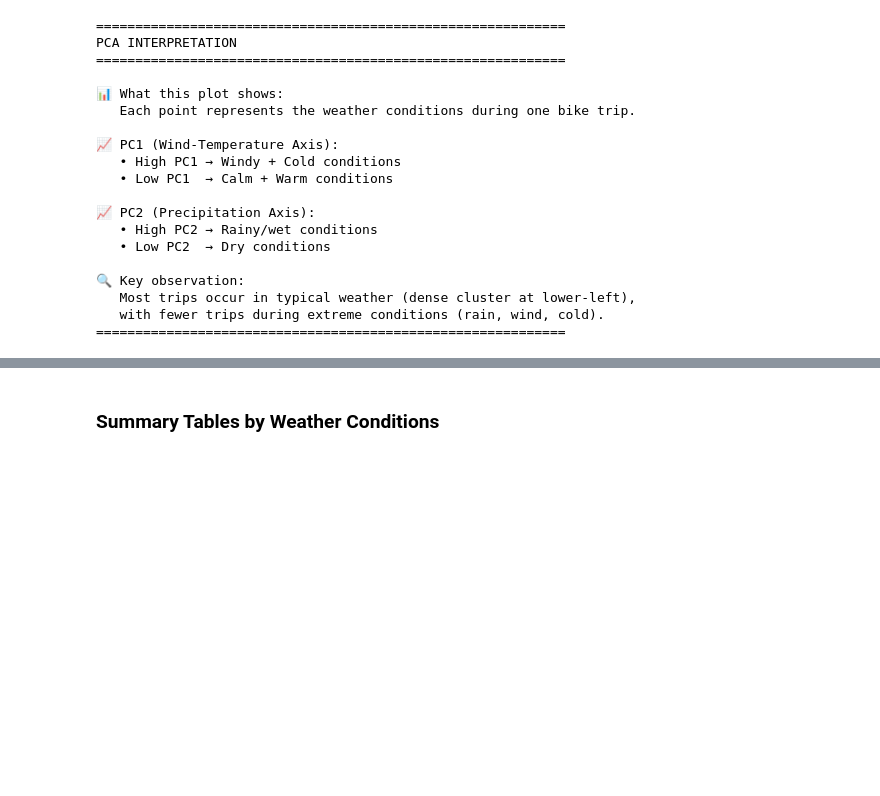
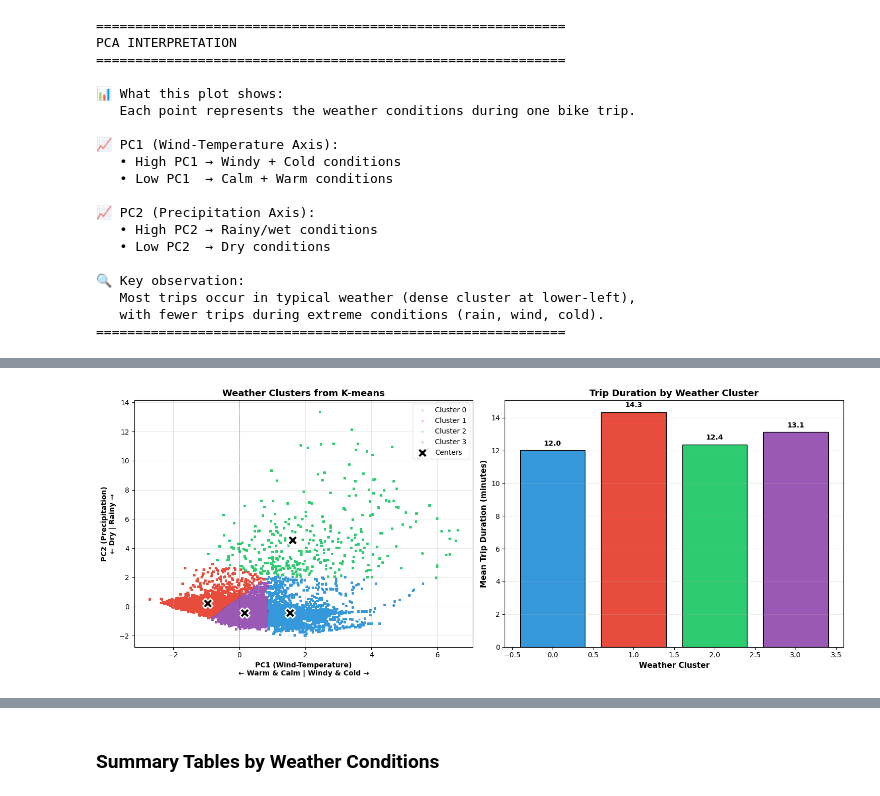
Before and after one commit to stroms26/Project, a Jupyter notebook: Part 2/Script_part2.ipynb, the cells around one changed output, grey strips where cells are left out. Drawn from its saved outputs; the diff is of its cells as text; code cells hidden in the pictures; blank space fills up the shorter version.

```diff
--- a/Part 2/Script_part2.ipynb
+++ b/Part 2/Script_part2.ipynb
@@ -260,0 +302,19 @@ PCA INTERPRETATION
+# %%
+# Apply K-means clustering with 4 clusters
+n_clusters = 4
+kmeans = KMeans(n_clusters=n_clusters, random_state=42, n_init=10)
+cluster_data["weather_cluster"] = kmeans.fit_predict(cluster_data[["pc1", "pc2"]])
+
+# Map clusters back to main dataframe
+df["weather_cluster"] = None
+df.loc[cluster_data.index, "weather_cluster"] = cluster_data["weather_cluster"]
+
+print(f"\n✓ K-means clustering completed with {n_clusters} clusters")
+print(f"\nCluster distribution:")
+print(cluster_data["weather_cluster"].value_counts().sort_index())
+
+# Get cluster centers
+centers = kmeans.cluster_centers_
+print(f"\nCluster centers (in PC space):")
+for i, center in enumerate(centers):
+    print(f"  Cluster {i}: PC1={center[0]:.3f}, PC2={center[1]:.3f}")
@@ -260,0 +337,49 @@ PCA INTERPRETATION
+# %%
+# Create descriptive labels based on cluster centers
+# (We'll refine these after seeing the data)
+cluster_labels = {
+    0: "Cluster 0",
+    1: "Cluster 1",
+    2: "Cluster 2",
+    3: "Cluster 3"
+}
+
+# Visualize clusters
+fig, axes = plt.subplots(1, 2, figsize=(15, 6))
+
+# Plot 1: Clusters colored
+colors = ['#3498db', '#e74c3c', '#2ecc71', '#9b59b6']
+for i in range(n_clusters):
+    mask = cluster_data["weather_cluster"] == i
+    axes[0].scatter(cluster_data.loc[mask, "pc1"],
+                    cluster_data.loc[mask, "pc2"],
+                    c=colors[i], label=f"Cluster {i}", alpha=0.3, s=5)
+
+# Plot cluster centers
+axes[0].scatter(centers[:, 0], centers[:, 1], c='black', marker='X',
+                s=200, edgecolors='white', linewidths=2, label='Centers')
+axes[0].set_xlabel("PC1 (Wind-Temperature)\n← Warm & Calm | Windy & Cold →", fontsize=10, fontweight='bold')
+axes[0].set_ylabel("PC2 (Precipitation)\n← Dry | Rainy →", fontsize=10, fontweight='bold')
+axes[0].set_title("Weather Clusters from K-means", fontsize=13, fontweight='bold')
+axes[0].legend(loc='upper right')
+axes[0].grid(True, alpha=0.3)
+axes[0].axhline(y=0, color='black', linestyle='--', linewidth=0.5, alpha=0.5)
+axes[0].axvline(x=0, color='black', linestyle='--', linewidth=0.5, alpha=0.5)
+
+# Plot 2: Trip duration by cluster
+duration_by_cluster = cluster_data.groupby("weather_cluster")["trip_duration_min"].mean()
+bars = axes[1].bar(duration_by_cluster.index, duration_by_cluster.values, color=colors, edgecolor='black')
+axes[1].set_xlabel("Weather Cluster", fontsize=11, fontweight='bold')
+axes[1].set_ylabel("Mean Trip Duration (minutes)", fontsize=11, fontweight='bold')
+axes[1].set_title("Trip Duration by Weather Cluster", fontsize=13, fontweight='bold')
+axes[1].grid(True, alpha=0.3, axis='y')
+
+# Add value labels on bars
+for bar, val in zip(bars, duration_by_cluster.values):
+    axes[1].text(bar.get_x() + bar.get_width()/2, bar.get_height() + 0.2,
+                 f'{val:.1f}', ha='center', va='bottom', fontweight='bold')
+
+plt.tight_layout()
+plt.show()
+# %% [output]
+[figure, added]
```
Also changed, not shown: parts of 4 cells of this notebook.
